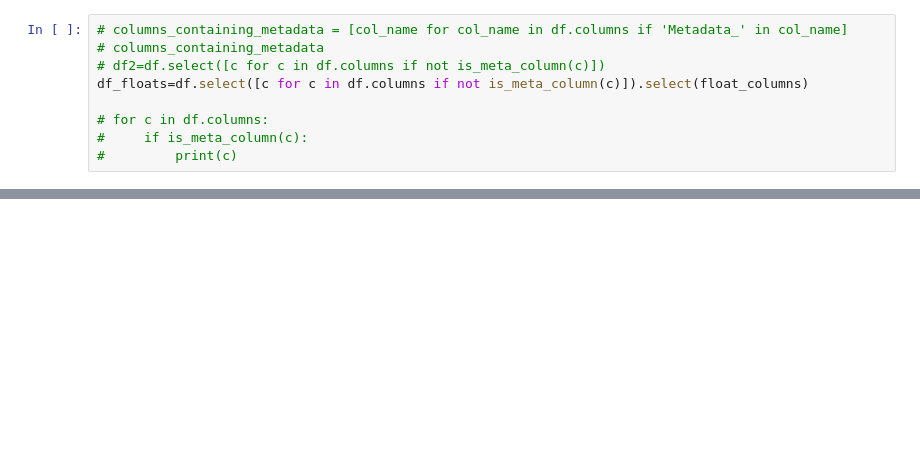
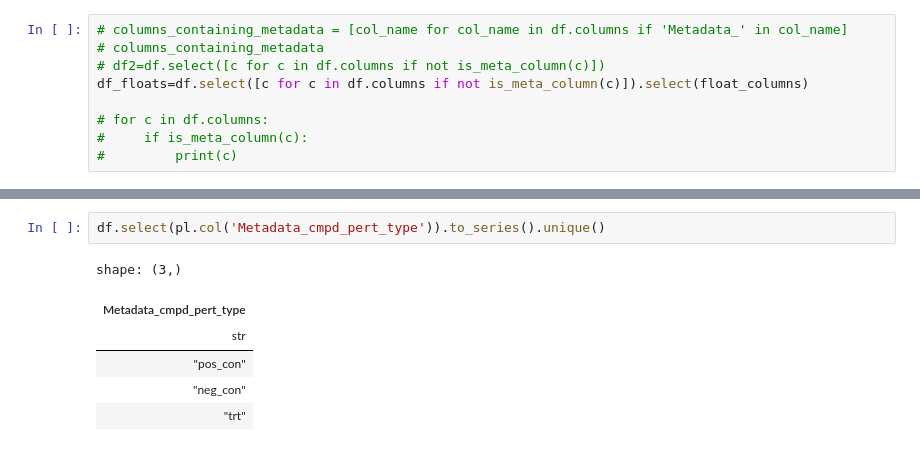
Before and after one commit to pharmbio/colopaint3D, a Jupyter notebook: python/2_PCAUMAP_MOA_test.ipynb, the cells around one changed output, grey strips where cells are left out. Drawn from its saved outputs; the diff is of its cells as text; blank space fills up the shorter version.

```diff
--- a/python/2_PCAUMAP_MOA_test.ipynb
+++ b/python/2_PCAUMAP_MOA_test.ipynb
@@ -338,3 +290,12 @@ shape: (5, 2_167)
+# %%
+df.select(pl.col('Metadata_cmpd_pert_type')).to_series().unique()
+# %% [output]
+shape: (3,)
+| Metadata_cmpd_pert_type |
+| str |
+| "pos_con" |
+| "neg_con" |
+| "trt" |
 # %%
 df2.shape[0]
 # %% [output]
```
Also changed, not shown: parts of 25 cells of this notebook, 13 other files.
